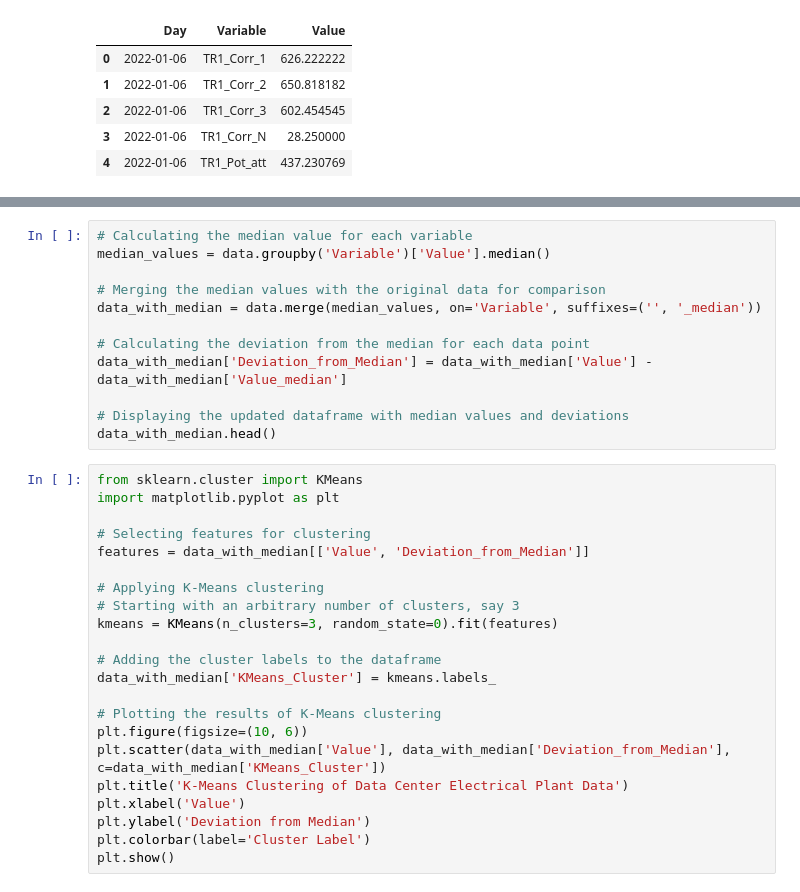
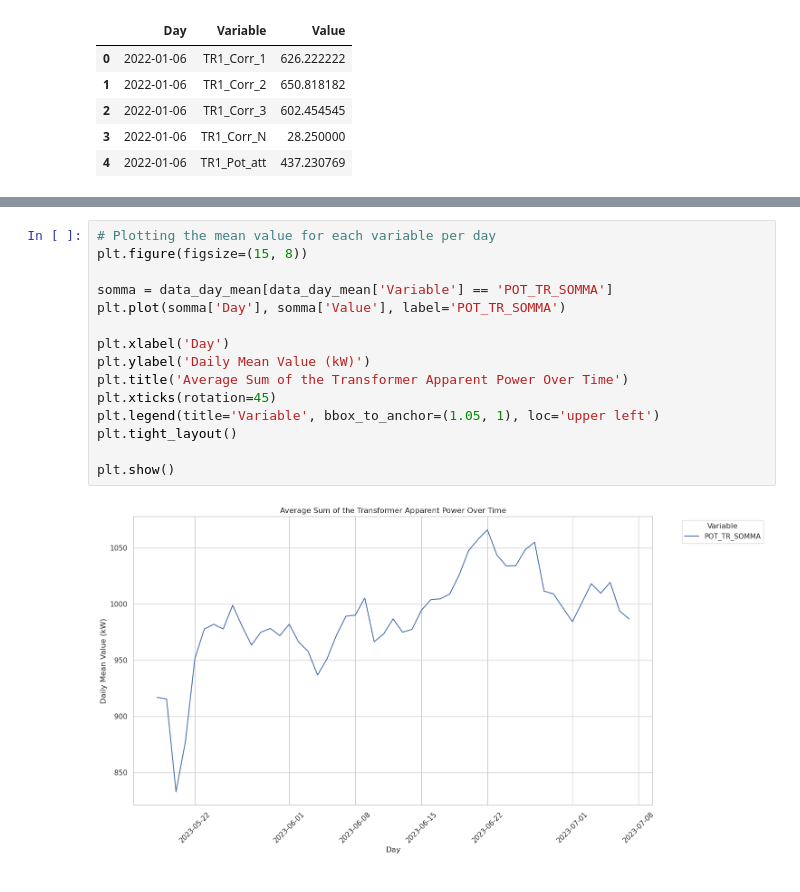
Before and after one commit to Matt17BR/ml4ds2324_cluster_analysis, a Jupyter notebook: scripts/data_preproc.ipynb, the cells around one changed output, grey strips where cells are left out. Drawn from its saved outputs; the diff is of its cells as text.

```diff
--- a/scripts/data_preproc.ipynb
+++ b/scripts/data_preproc.ipynb
@@ -152,37 +171,20 @@ plt.tight_layout()
 plt.show()
 # %% [output]
 [figure]
-# %%
-# Calculating the median value for each variable
-median_values = data.groupby('Variable')['Value'].median()
-
-# Merging the median values with the original data for comparison
-data_with_median = data.merge(median_values, on='Variable', suffixes=('', '_median'))
-
-# Calculating the deviation from the median for each data point
-data_with_median['Deviation_from_Median'] = data_with_median['Value'] - data_with_median['Value_median']
-
-# Displaying the updated dataframe with median values and deviations
-data_with_median.head()
-# %%
-from sklearn.cluster import KMeans
-import matplotlib.pyplot as plt
-
-# Selecting features for clustering
-features = data_with_median[['Value', 'Deviation_from_Median']]
-
-# Applying K-Means clustering
-# Starting with an arbitrary number of clusters, say 3
-kmeans = KMeans(n_clusters=3, random_state=0).fit(features)
-
-# Adding the cluster labels to the dataframe
-data_with_median['KMeans_Cluster'] = kmeans.labels_
-
-# Plotting the results of K-Means clustering
-plt.figure(figsize=(10, 6))
-plt.scatter(data_with_median['Value'], data_with_median['Deviation_from_Median'], c=data_with_median['KMeans_Cluster'])
-plt.title('K-Means Clustering of Data Center Electrical Plant Data')
-plt.xlabel('Value')
-plt.ylabel('Deviation from Median')
-plt.colorbar(label='Cluster Label')
-plt.show()
+# %%
+# Plotting the mean value for each variable per day
+plt.figure(figsize=(15, 8))
+
+somma = data_day_mean[data_day_mean['Variable'] == 'POT_TR_SOMMA']
+plt.plot(somma['Day'], somma['Value'], label='POT_TR_SOMMA')
+
+plt.xlabel('Day')
+plt.ylabel('Daily Mean Value (kW)')
+plt.title('Average Sum of the Transformer Apparent Power Over Time')
+plt.xticks(rotation=45)
+plt.legend(title='Variable', bbox_to_anchor=(1.05, 1), loc='upper left')
+plt.tight_layout()
+
+plt.show()
+# %% [output]
+[figure, added]
```
Also changed, not shown: parts of 5 cells of this notebook.
